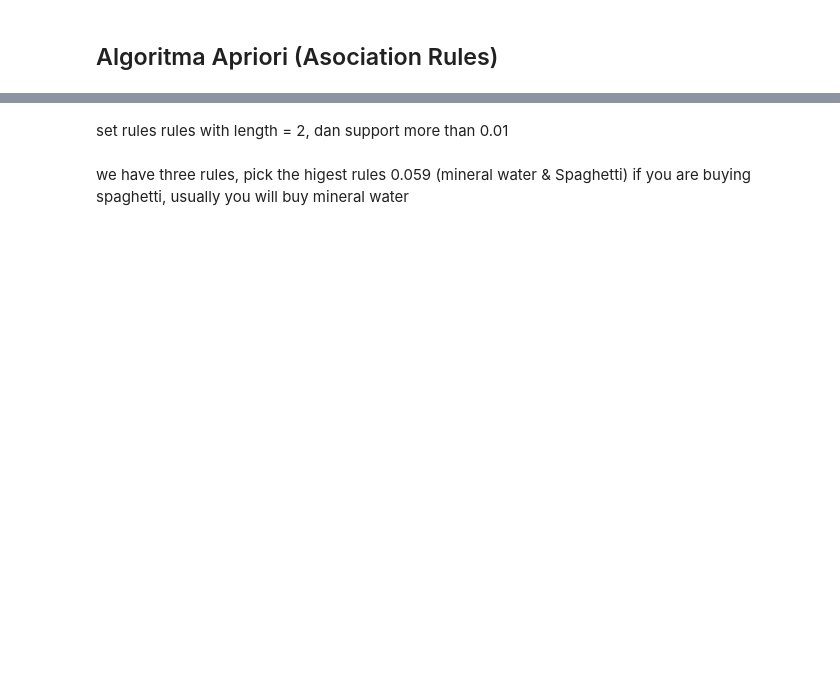
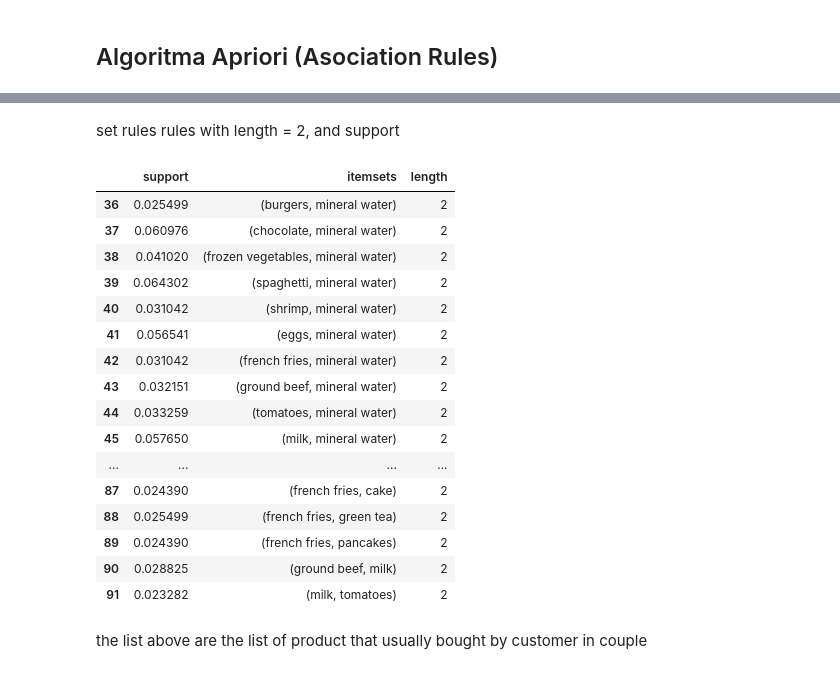
Before and after one commit to roadupas/uipathproj2, a Jupyter notebook: Asociation Case/revisiAsociationMarketBasketAnalysis_Grocery.ipynb, the cells around one changed output, grey strips where cells are left out. Drawn from its saved outputs; the diff is of its cells as text; code cells hidden in the pictures; blank space fills up the shorter version.

```diff
--- a/Asociation Case/revisiAsociationMarketBasketAnalysis_Grocery.ipynb
+++ b/Asociation Case/revisiAsociationMarketBasketAnalysis_Grocery.ipynb
@@ -97,7 +97,7 @@ plt.show()
 # %%
 # Data preprocessing
 transactions = []
-for i in range(0, 7501):
+for i in range(0, 902):
   transactions.append([str(grocery_item.values[i,j]) for j in range(0, 20)])
 # %%
 # conveting it into an numpy array
@@ -147,11 +178,29 @@ apriori(data, min_support = 0.01, use_colnames = True)
 # %% [markdown]
-set rules rules with  length = 2, dan support more than 0.01
+set rules rules with  length = 2, and support
 # %%
-frequent_itemsets = apriori(data, min_support = 0.05, use_colnames=True)
+frequent_itemsets = apriori(data, min_support =0.02 , use_colnames=True)
 frequent_itemsets['length'] = frequent_itemsets['itemsets'].apply(lambda x: len(x))
 # getting th item sets with length = 2 and support more than 1%
 
 frequent_itemsets[ (frequent_itemsets['length'] == 2) &
                    (frequent_itemsets['support'] >= 0.01) ]
+# %% [output]
+|  | support | itemsets | length |
+| 36 | 0.025499 | (burgers, mineral water) | 2 |
+| 37 | 0.060976 | (chocolate, mineral water) | 2 |
+| 38 | 0.041020 | (frozen vegetables, mineral water) | 2 |
+| 39 | 0.064302 | (spaghetti, mineral water) | 2 |
+| 40 | 0.031042 | (shrimp, mineral water) | 2 |
+| 41 | 0.056541 | (eggs, mineral water) | 2 |
+| 42 | 0.031042 | (french fries, mineral water) | 2 |
+| 43 | 0.032151 | (ground beef, mineral water) | 2 |
+| 44 | 0.033259 | (tomatoes, mineral water) | 2 |
+| 45 | 0.057650 | (milk, mineral water) | 2 |
+| ... | ... | ... | ... |
+| 87 | 0.024390 | (french fries, cake) | 2 |
+| 88 | 0.025499 | (french fries, green tea) | 2 |
+| 89 | 0.024390 | (french fries, pancakes) | 2 |
+| 90 | 0.028825 | (ground beef, milk) | 2 |
+| 91 | 0.023282 | (milk, tomatoes) | 2 |
-# %% [markdown]
-we have three rules, pick the higest rules 0.059 (mineral water & Spaghetti) if you are buying spaghetti, usually you will buy mineral water
+# %% [markdown]
+the list above are the list of product that usually bought by customer in couple
```
Also changed, not shown: parts of 12 cells of this notebook, 7 other files.
